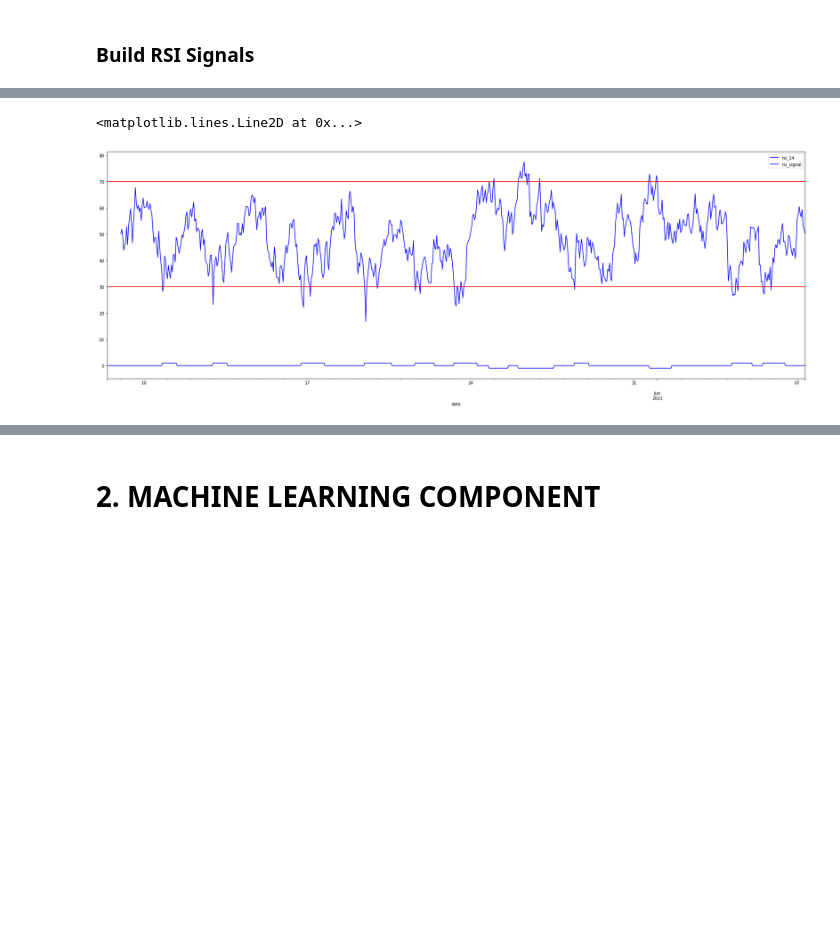
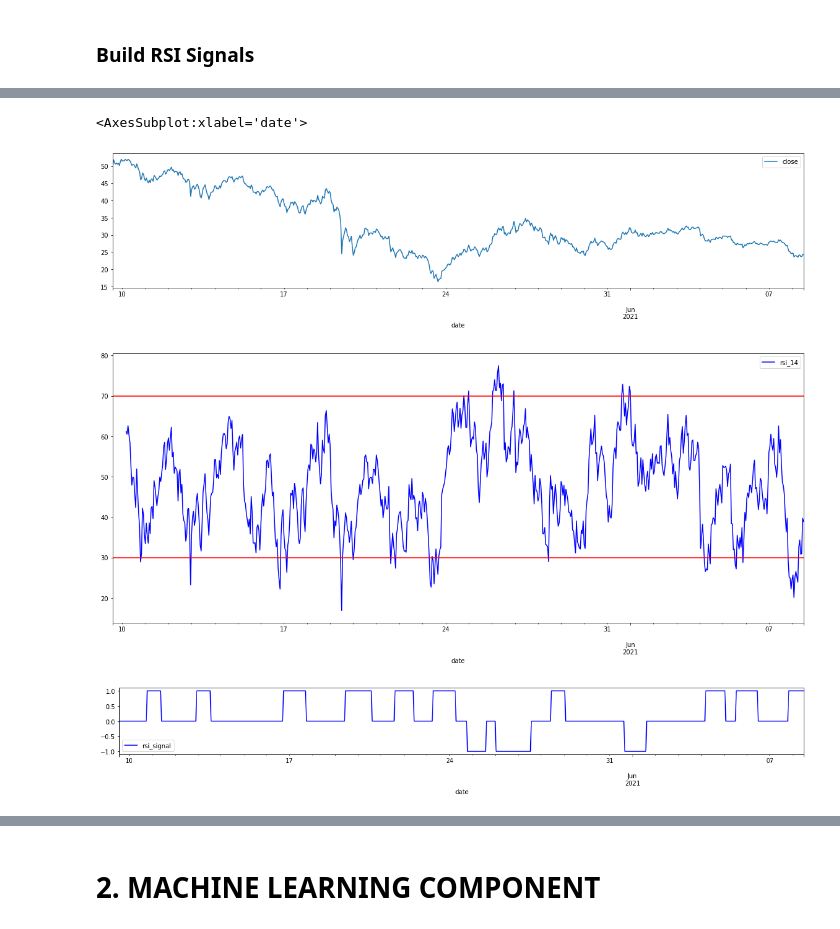
Before and after one commit to Hash3rown/monu-fintech-Project-2, a Jupyter notebook: sandbox/alex_work.ipynb, the cells around one changed output, grey strips where cells are left out. Cells and saved outputs as stored; diff of their text form; code cells hidden in the pictures; blank space fills up the shorter version.

```diff
--- a/sandbox/alex_work.ipynb
+++ b/sandbox/alex_work.ipynb
@@ -432,9 +443,13 @@ display(historical_prices_df[rsi_list].iloc[195:230])
 # %%
-historical_prices_df[['rsi_14', 'rsi_signal']].plot(figsize=(30,10), color=['b', 'b'])
+historical_prices_df[['close']].plot(figsize=(20,4))
+historical_prices_df[['rsi_14']].plot(figsize=(20,8), color=['b', 'b'])
 plt.axhline(y=70, color='r', linestyle='-')
 plt.axhline(y=30, color='r', linestyle='-')
+historical_prices_df[['rsi_signal']].plot(figsize=(20,2), color=['b'])
 # %% [output]
-<matplotlib.lines.Line2D at 0x...>
+<AxesSubplot:xlabel='date'>
-[figure, old version]
+[figure, new version]
+[figure, added]
+[figure, added]
 # %%
 historical_prices_df.head()
```
Also changed, not shown: parts of 57 cells of this notebook.
